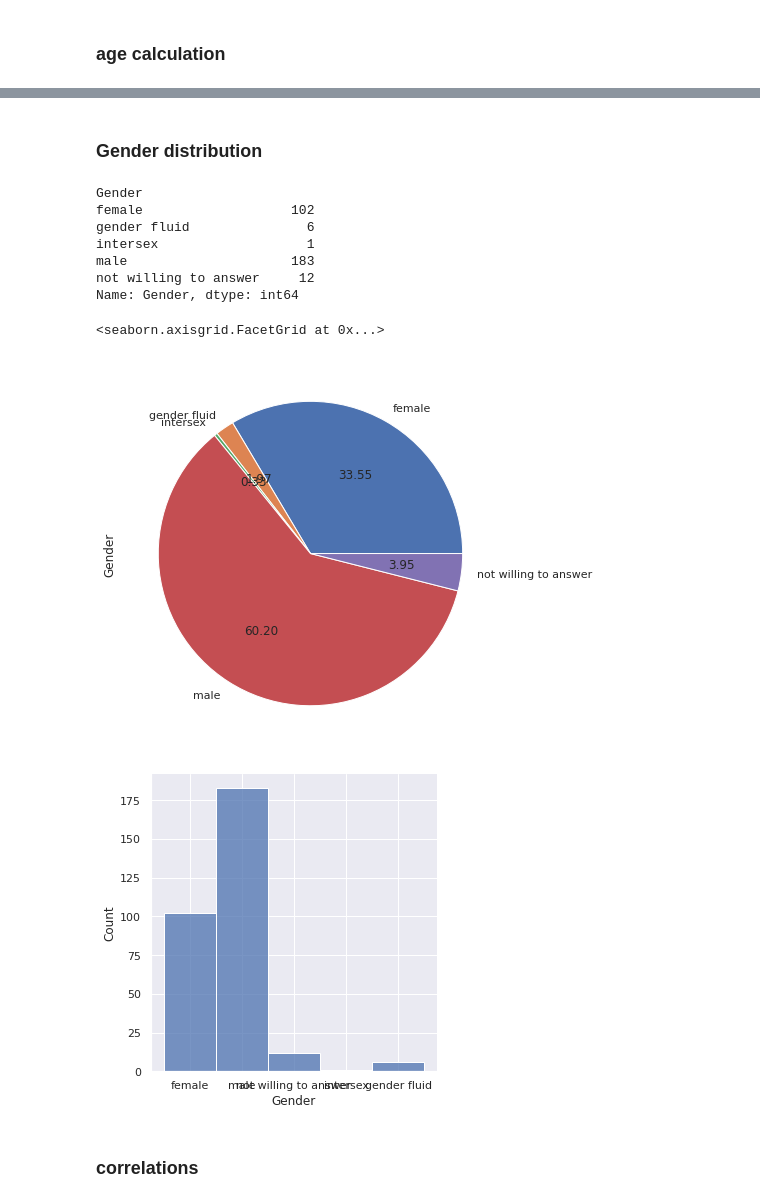
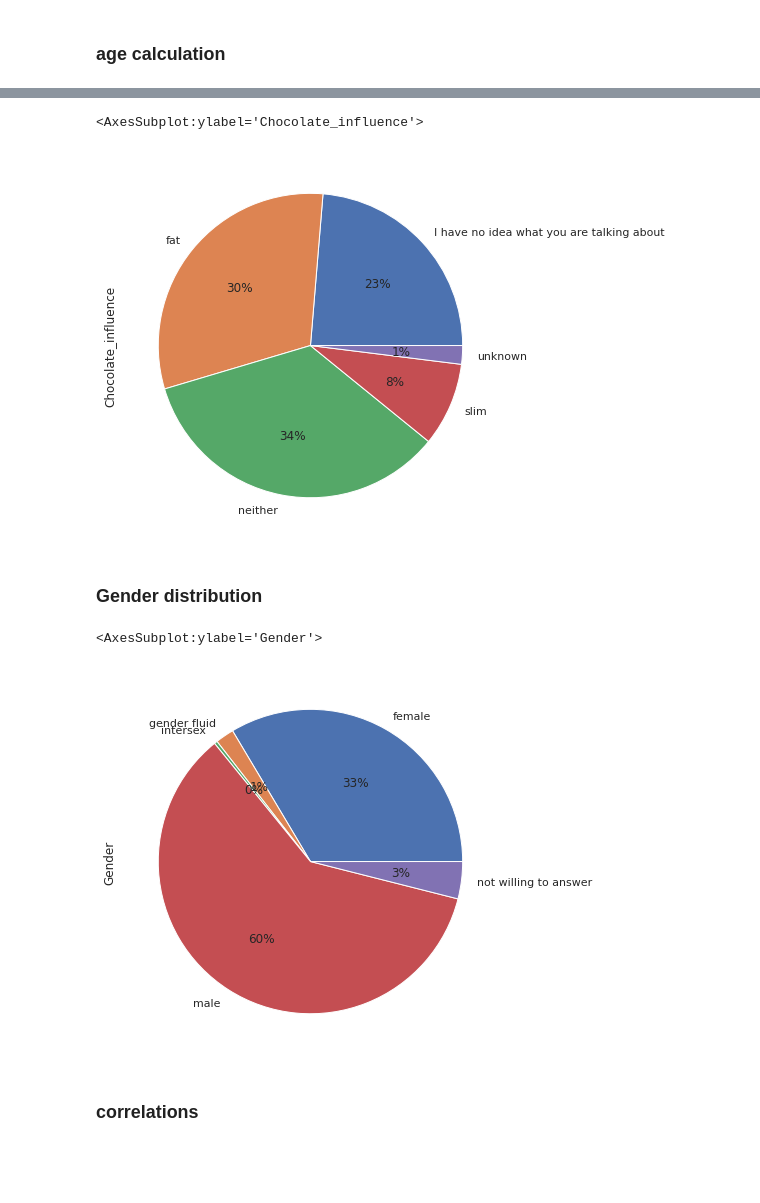
Before and after one commit to wolfbrr/DMT-2022-114, a Jupyter notebook: assignment-basic/assignment-basic.ipynb, the cells around one changed output, grey strips where cells are left out. Saved outputs shown, nothing was run; the diff lists cells and outputs as text; code cells hidden in the pictures; blank space fills up the shorter version.

```diff
--- a/assignment-basic/assignment-basic.ipynb
+++ b/assignment-basic/assignment-basic.ipynb
@@ -136,22 +199,22 @@ sns.scatterplot(data = odi_df, y='age', x = 'time_to_bed')
+# %%
+
+
+
+odi_df.groupby('Chocolate_influence')['Chocolate_influence'].count().plot.pie(autopct='%d%%',figsize=(7,7))
+# %% [output]
+<AxesSubplot:ylabel='Chocolate_influence'>
+[figure, added]
 # %% [markdown]
 ### Gender distribution
 # %%
-display(odi_df.groupby('Gender')['Gender'].count())
-odi_df.groupby('Gender')['Gender'].count().plot.pie(autopct='%.2f',figsize=(7,7))
-mask = (odi_df['Gender']!='male') & (odi_df['Gender']!='female')
-odi_df['Gender'].loc[mask]
-sns.displot(data=odi_df,x='Gender')
+#display(odi_df.groupby('Gender')['Gender'].count())
+odi_df.groupby('Gender')['Gender'].count().plot.pie(autopct='%d%%',figsize=(7,7))
+#mask = (odi_df['Gender']!='male') & (odi_df['Gender']!='female')
+#odi_df['Gender'].loc[mask]
+#sns.displot(data=odi_df,x='Gender')
 # %% [output]
-Gender
-female                   102
-gender fluid               6
-intersex                   1
-male                     183
-not willing to answer     12
-Name: Gender, dtype: int64
+<AxesSubplot:ylabel='Gender'>
-<seaborn.axisgrid.FacetGrid at 0x...>
-[figure, old version]
+[figure, new version]
-[figure, removed]
 # %% [markdown]
 ### correlations
 # %%
```
Also changed, not shown: parts of 17 cells of this notebook, 9 other files.
